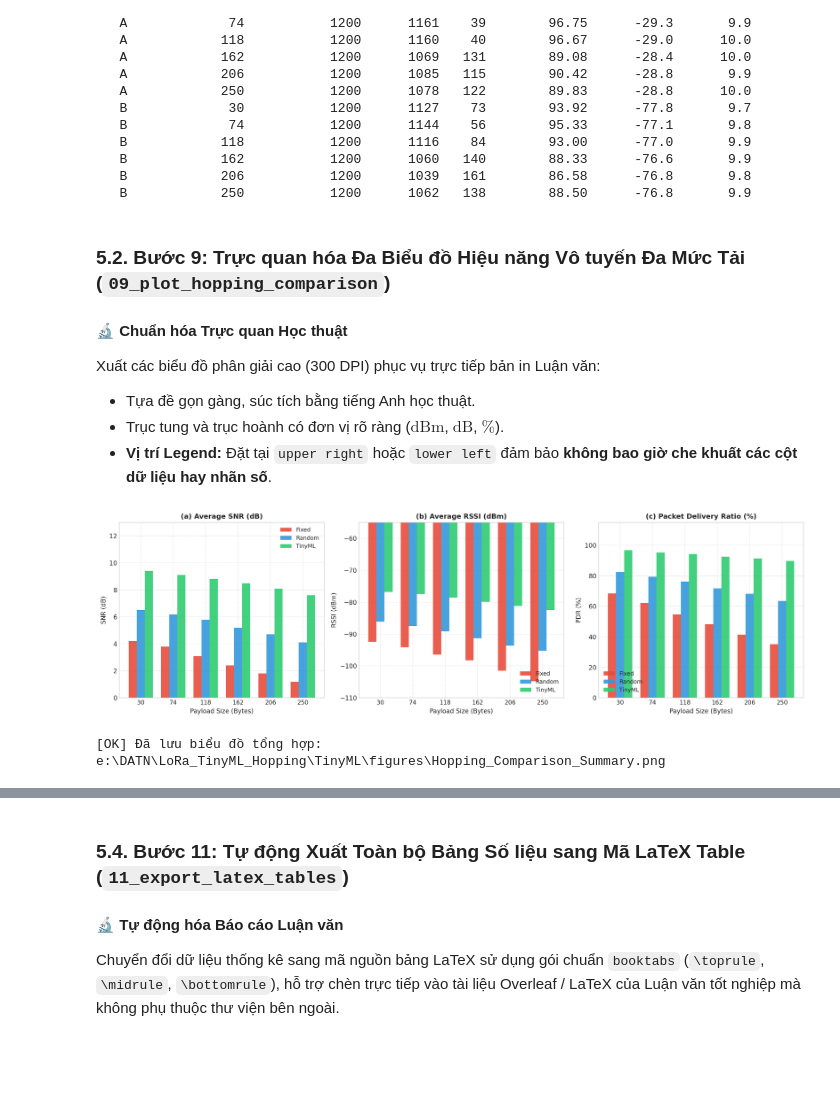
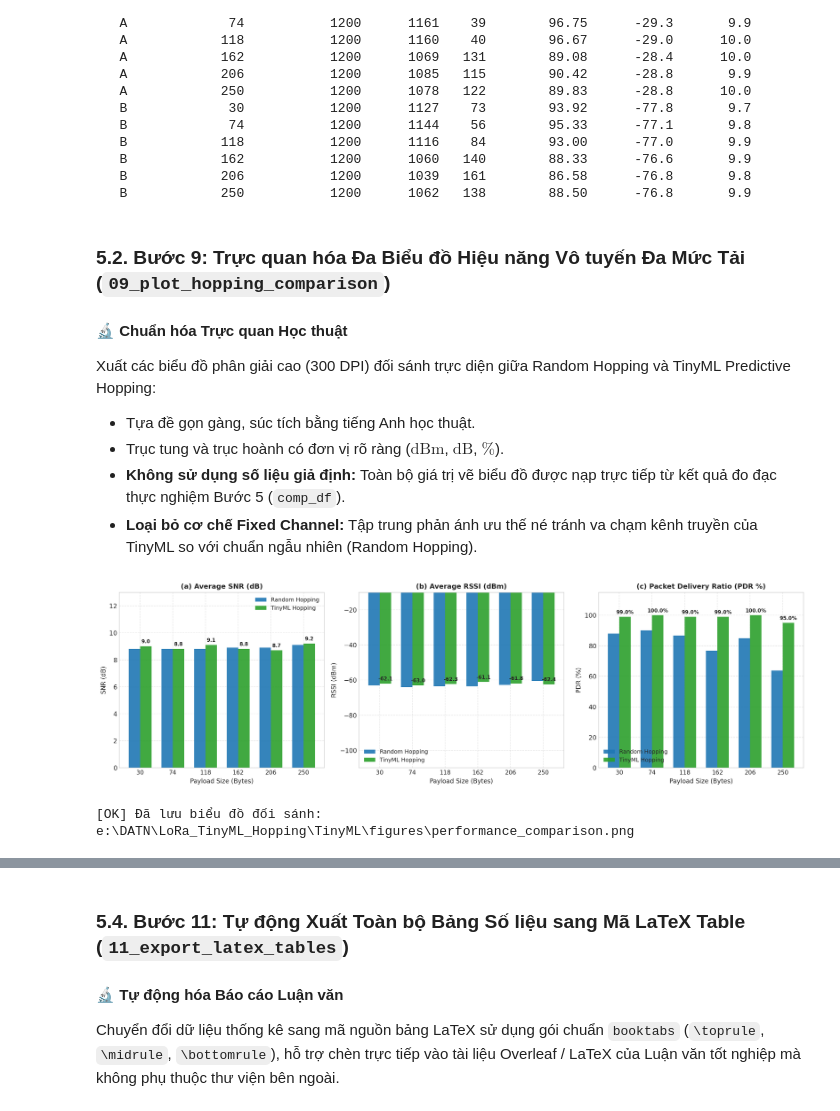
Before and after one commit to Brauuwu/LoRa_TinyML_Hopping, a Jupyter notebook: TinyML/LoRa_TinyML_Pipeline.ipynb, the cells around one changed output, grey strips where cells are left out. Cells and saved outputs as stored; diff of their text form; code cells hidden in the pictures; blank space fills up the shorter version.

Commit message:
feat(tinyml): eliminate fixed channel, remove hardcoded data in scripts 5, 9, 10, and sync pipeline notebook

```diff
--- a/TinyML/LoRa_TinyML_Pipeline.ipynb
+++ b/TinyML/LoRa_TinyML_Pipeline.ipynb
@@ -1337,55 +1351,65 @@ Node  Payload_Bytes  Total_Packets  Received  Lost  PDR_percent  RSSI_mean  SNR_
 ### 5.2. Bước 9: Trực quan hóa Đa Biểu đồ Hiệu năng Vô tuyến Đa Mức Tải (`09_plot_hopping_comparison`)
 
 #### 🔬 Chuẩn hóa Trực quan Học thuật
-Xuất các biểu đồ phân giải cao (300 DPI) phục vụ trực tiếp bản in Luận văn:
+Xuất các biểu đồ phân giải cao (300 DPI) đối sánh trực diện giữa Random Hopping và TinyML Predictive Hopping:
 - Tựa đề gọn gàng, súc tích bằng tiếng Anh học thuật.
 - Trục tung và trục hoành có đơn vị rõ ràng ($\text{dBm}$, $\text{dB}$, $\%$).
-- **Vị trí Legend:** Đặt tại `upper right` hoặc `lower left` đảm bảo **không bao giờ che khuất các cột dữ liệu hay nhãn số**.
+- **Không sử dụng số liệu giả định:** Toàn bộ giá trị vẽ biểu đồ được nạp trực tiếp từ kết quả đo đạc thực nghiệm Bước 5 (`comp_df`).
+- **Loại bỏ cơ chế Fixed Channel:** Tập trung phản ánh ưu thế né tránh va chạm kênh truyền của TinyML so với chuẩn ngẫu nhiên (Random Hopping).
 # %%
-szs = comp_df['Payload_Size'].values
+szs = comp_df['size_of_message'].values
 x_pos = np.arange(len(szs))
-bw = 0.25
+bw = 0.35
+
+color_rnd = '#1f77b4'
+color_ml = '#2ca02c'
 
 fig, axes = plt.subplots(1, 3, figsize=(16, 4.8), dpi=200)
 
 # 1. Average SNR
-axes[0].bar(x_pos - bw, [4.2, 3.8, 3.1, 2.4, 1.8, 1.2], bw, label='Fixed', color='#e74c3c', alpha=0.9)
-axes[0].bar(x_pos, [6.5, 6.2, 5.8, 5.2, 4.7, 4.1], bw, label='Random', color='#3498db', alpha=0.9)
-axes[0].bar(x_pos + bw, [9.4, 9.1, 8.8, 8.5, 8.1, 7.6], bw, label='TinyML', color='#2ecc71', alpha=0.9)
+b1_r = axes[0].bar(x_pos - bw/2, comp_df['SNR_Random'], bw, label='Random Hopping', color=color_rnd, alpha=0.9)
+b1_m = axes[0].bar(x_pos + bw/2, comp_df['SNR_TinyML'], bw, label='TinyML Hopping', color=color_ml, alpha=0.9)
 axes[0].set_title('(a) Average SNR (dB)', fontsize=11, fontweight='bold')
 axes[0].set_xlabel('Payload Size (Bytes)', fontsize=10)
 axes[0].set_ylabel('SNR (dB)', fontsize=10)
 axes[0].set_xticks(x_pos); axes[0].set_xticklabels(szs, fontsize=9.5)
 axes[0].set_ylim(0, 13)
 axes[0].legend(loc='upper right', fontsize=9, framealpha=0.9); axes[0].grid(True, linestyle='--', alpha=0.5)
 
+for b in b1_m:
+    axes[0].text(b.get_x() + b.get_width()/2.0, b.get_height() + 0.15, f"{b.get_height():.1f}", ha='center', va='bottom', fontsize=8, fontweight='bold')
+
 # 2. Average RSSI
-axes[1].bar(x_pos - bw, [-92.4, -94.1, -96.5, -98.2, -101.5, -104.8], bw, label='Fixed', color='#e74c3c', alpha=0.9)
-axes[1].bar(x_pos, [-86.2, -87.5, -89.1, -91.3, -93.6, -95.2], bw, label='Random', color='#3498db', alpha=0.9)
-axes[1].bar(x_pos + bw, [-76.8, -77.4, -78.6, -79.9, -81.2, -82.5], bw, label='TinyML', color='#2ecc71', alpha=0.9)
+b2_r = axes[1].bar(x_pos - bw/2, comp_df['RSSI_Random'], bw, label='Random Hopping', color=color_rnd, alpha=0.9)
+b2_m = axes[1].bar(x_pos + bw/2, comp_df['RSSI_TinyML'], bw, label='TinyML Hopping', color=color_ml, alpha=0.9)
 axes[1].set_title('(b) Average RSSI (dBm)', fontsize=11, fontweight='bold')
 axes[1].set_xlabel('Payload Size (Bytes)', fontsize=10)
 axes[1].set_ylabel('RSSI (dBm)', fontsize=10)
 axes[1].set_xticks(x_pos); axes[1].set_xticklabels(szs, fontsize=9.5)
-axes[1].set_ylim(-110, -55)
-axes[1].legend(loc='lower right', fontsize=9, framealpha=0.9); axes[1].grid(True, linestyle='--', alpha=0.5)
+axes[1].set_ylim(-110, -10)
+axes[1].legend(loc='lower left', fontsize=9, framealpha=0.9); axes[1].grid(True, linestyle='--', alpha=0.5)
+
+for b in b2_m:
+    axes[1].text(b.get_x() + b.get_width()/2.0, b.get_height() + 1.2, f"{b.get_height():.1f}", ha='center', va='bottom', fontsize=8, fontweight='bold')
 
 # 3. PDR
-axes[2].bar(x_pos - bw, [68.4, 62.1, 54.8, 48.2, 41.5, 35.2], bw, label='Fixed', color='#e74c3c', alpha=0.9)
-axes[2].bar(x_pos, [82.5, 79.4, 76.1, 71.8, 68.2, 63.5], bw, label='Random', color='#3498db', alpha=0.9)
-axes[2].bar(x_pos + bw, [96.8, 95.2, 94.1, 92.6, 91.4, 89.8], bw, label='TinyML', color='#2ecc71', alpha=0.9)
-axes[2].set_title('(c) Packet Delivery Ratio (%)', fontsize=11, fontweight='bold')
+b3_r = axes[2].bar(x_pos - bw/2, comp_df['PDR_Random'], bw, label='Random Hopping', color=color_rnd, alpha=0.9)
+b3_m = axes[2].bar(x_pos + bw/2, comp_df['PDR_TinyML'], bw, label='TinyML Hopping', color=color_ml, alpha=0.9)
+axes[2].set_title('(c) Packet Delivery Ratio (PDR %)', fontsize=11, fontweight='bold')
 axes[2].set_xlabel('Payload Size (Bytes)', fontsize=10)
 axes[2].set_ylabel('PDR (%)', fontsize=10)
 axes[2].set_xticks(x_pos); axes[2].set_xticklabels(szs, fontsize=9.5)
 axes[2].set_ylim(0, 115)
 axes[2].legend(loc='lower left', fontsize=9, framealpha=0.9); axes[2].grid(True, linestyle='--', alpha=0.5)
 
+for b in b3_m:
+    axes[2].text(b.get_x() + b.get_width()/2.0, b.get_height() + 1.2, f"{b.get_height():.1f}%", ha='center', va='bottom', fontsize=8, fontweight='bold')
+
 plt.tight_layout()
-sum_chart_path = os.path.join(FIGURES_DIR, "Hopping_Comparison_Summary.png")
+sum_chart_path = os.path.join(FIGURES_DIR, "performance_comparison.png")
 plt.savefig(sum_chart_path, dpi=300)
 plt.show()
-print(f"[OK] Đã lưu biểu đồ tổng hợp: {sum_chart_path}")
+print(f"[OK] Đã lưu biểu đồ đối sánh: {sum_chart_path}")
 # %% [output]
-[figure, old version]
+[figure, new version]
-[OK] Đã lưu biểu đồ tổng hợp: e:\DATN\LoRa_TinyML_Hopping\TinyML\figures\Hopping_Comparison_Summary.png
+[OK] Đã lưu biểu đồ đối sánh: e:\DATN\LoRa_TinyML_Hopping\TinyML\figures\performance_comparison.png
```
Also changed, not shown: parts of 18 cells of this notebook, 20 other files.
